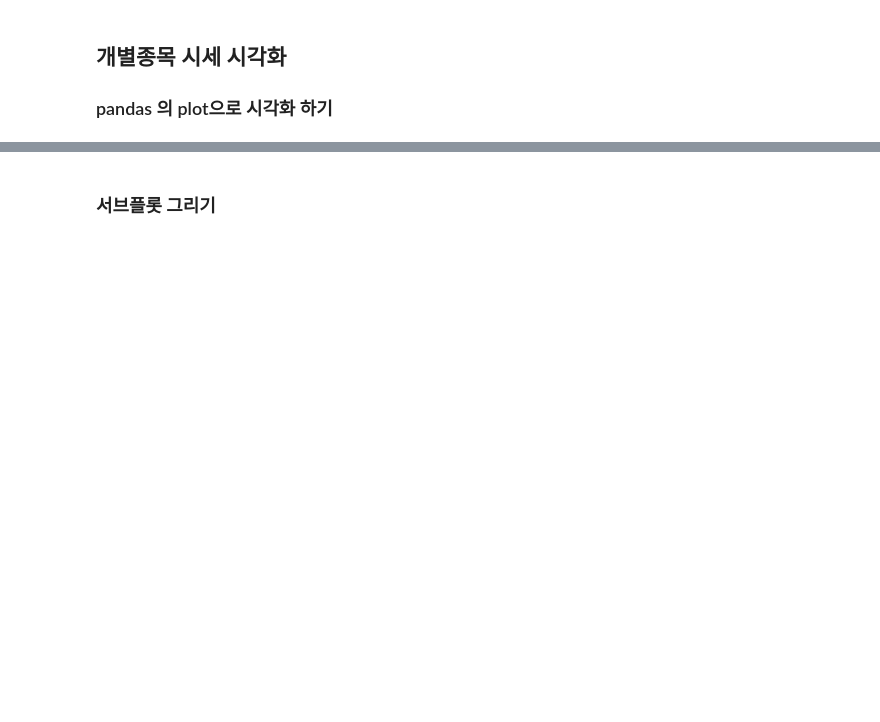
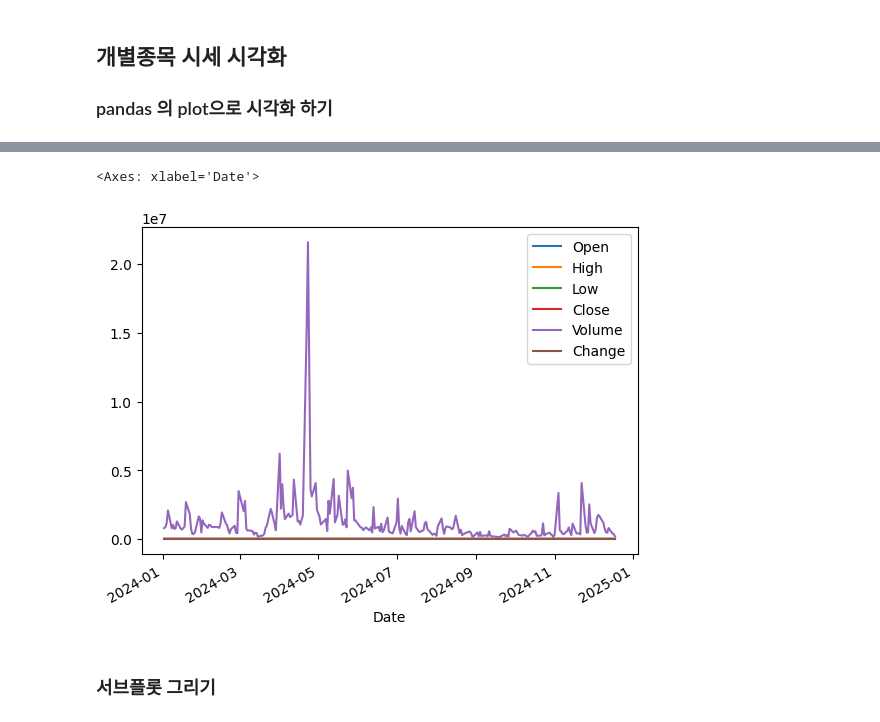
Before and after one commit to neguri0235/finance-data-analysis, a Jupyter notebook: 3.1 FinanceDataReader를 통한 개별종목 수집하기-input.ipynb, the cells around one changed output, grey strips where cells are left out. Drawn from its saved outputs; the diff is of its cells as text; code cells hidden in the pictures; blank space fills up the shorter version.

```diff
--- a/3.1 FinanceDataReader를 통한 개별종목 수집하기-input.ipynb
+++ b/3.1 FinanceDataReader를 통한 개별종목 수집하기-input.ipynb
@@ -148,5 +219,9 @@ df.loc[df_krx["Name"] == "하이브", "Symbol"].tolist()[0]
 # %%
 # 전체 데이터프레임을 plot() 으로 시각화 하면 수치 데이터 전체를 선그래프로 그립니다.
+stock_daily.plot()
+# %% [output]
+<Axes: xlabel='Date'>
+[figure, added]
 # %% [markdown]
 ### 서브플롯 그리기
 # %%
```
Also changed, not shown: parts of 14 cells of this notebook.
